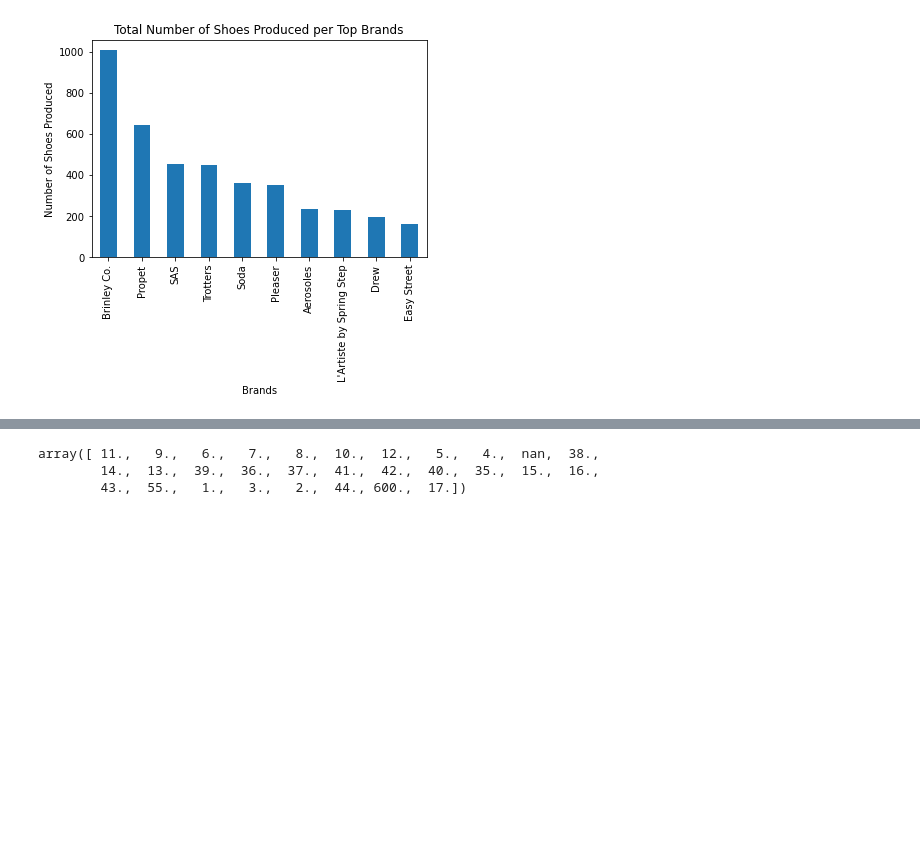
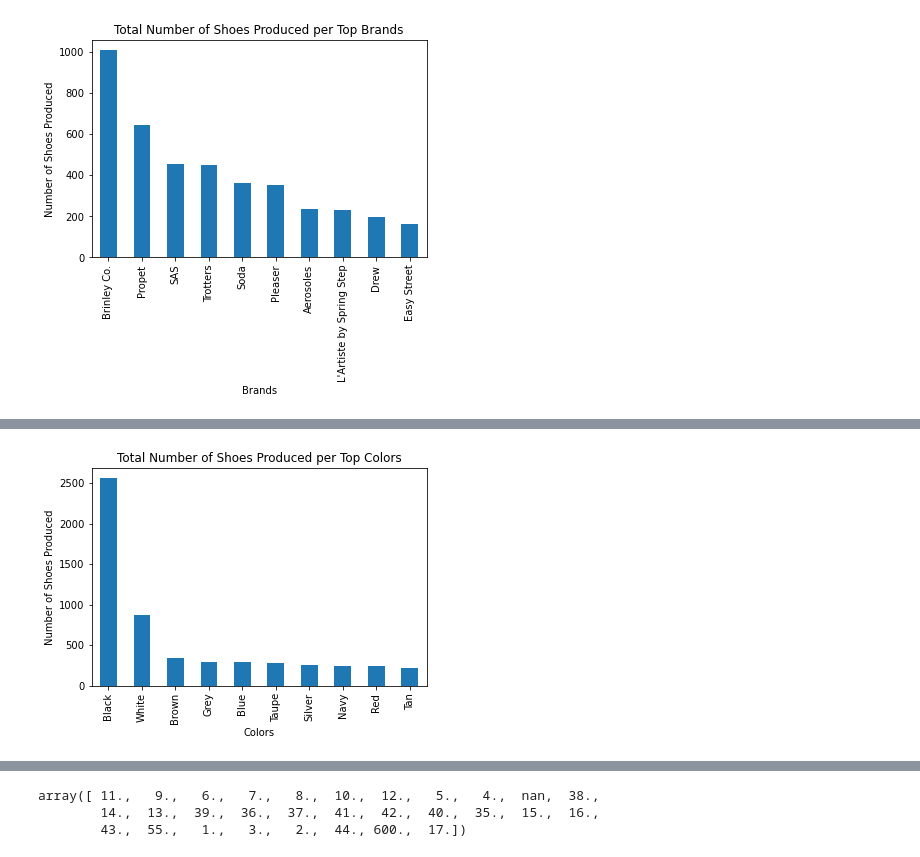
Before and after one commit to rjharris2020/Project_1, a Jupyter notebook: Shoes_Galore.ipynb, the cells around one changed output, grey strips where cells are left out. Cells and saved outputs as stored; diff of their text form; code cells hidden in the pictures; blank space fills up the shorter version.

```diff
--- a/Shoes_Galore.ipynb
+++ b/Shoes_Galore.ipynb
@@ -153,0 +171,17 @@ plt.show()
+# %%
+# get the Top 10 colors and make a visualization
+colors = shoe_data["color 1"].value_counts()
+top_colors = colors.head(10)
+
+# create bar chart for colors vs the number of shoes produced
+top_colors.plot(kind="bar")
+plt.ylabel("Number of Shoes Produced")
+plt.xlabel("Colors")
+plt.title("Total Number of Shoes Produced per Top Colors")
+
+# save figure as ong file
+plt.savefig("Bar Chart for # of Shoes and Top Colors.png")
+
+plt.show()
+# %% [output]
+[figure, added]
```
Also changed, not shown: parts of 16 cells of this notebook, 3 other files.
